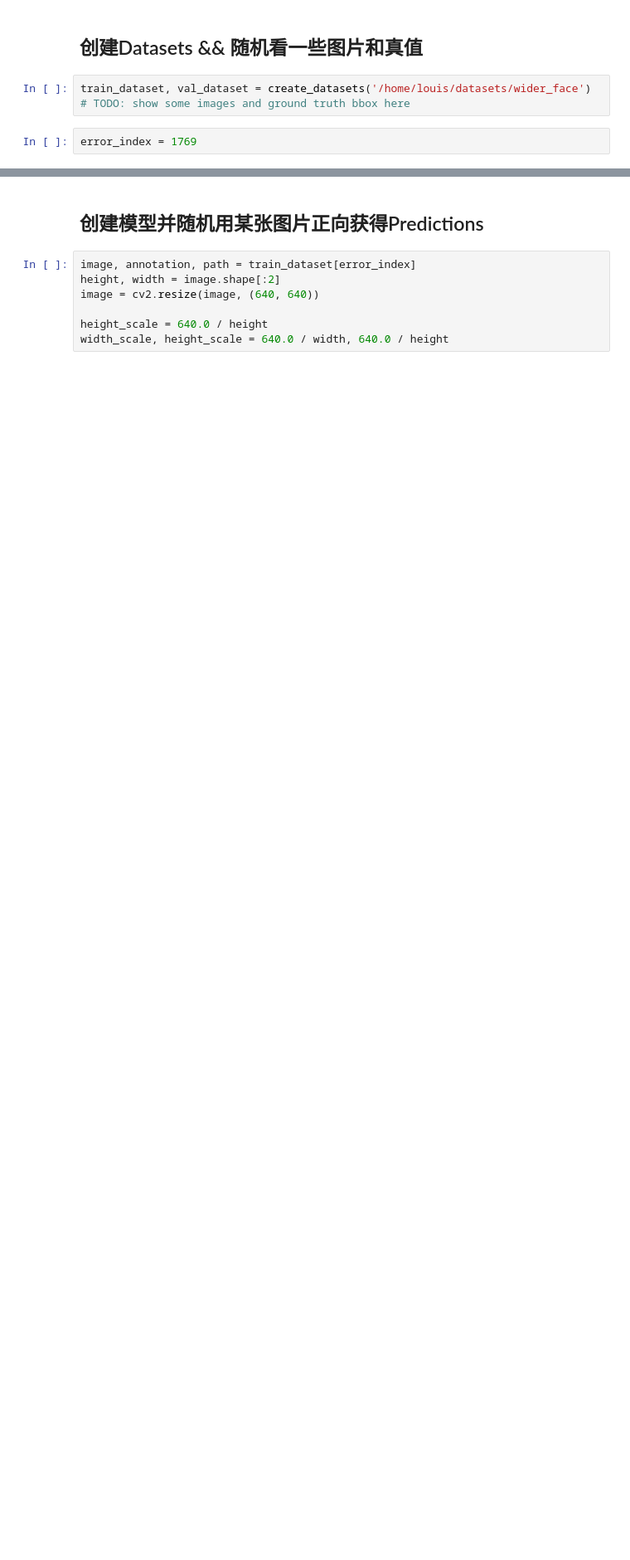
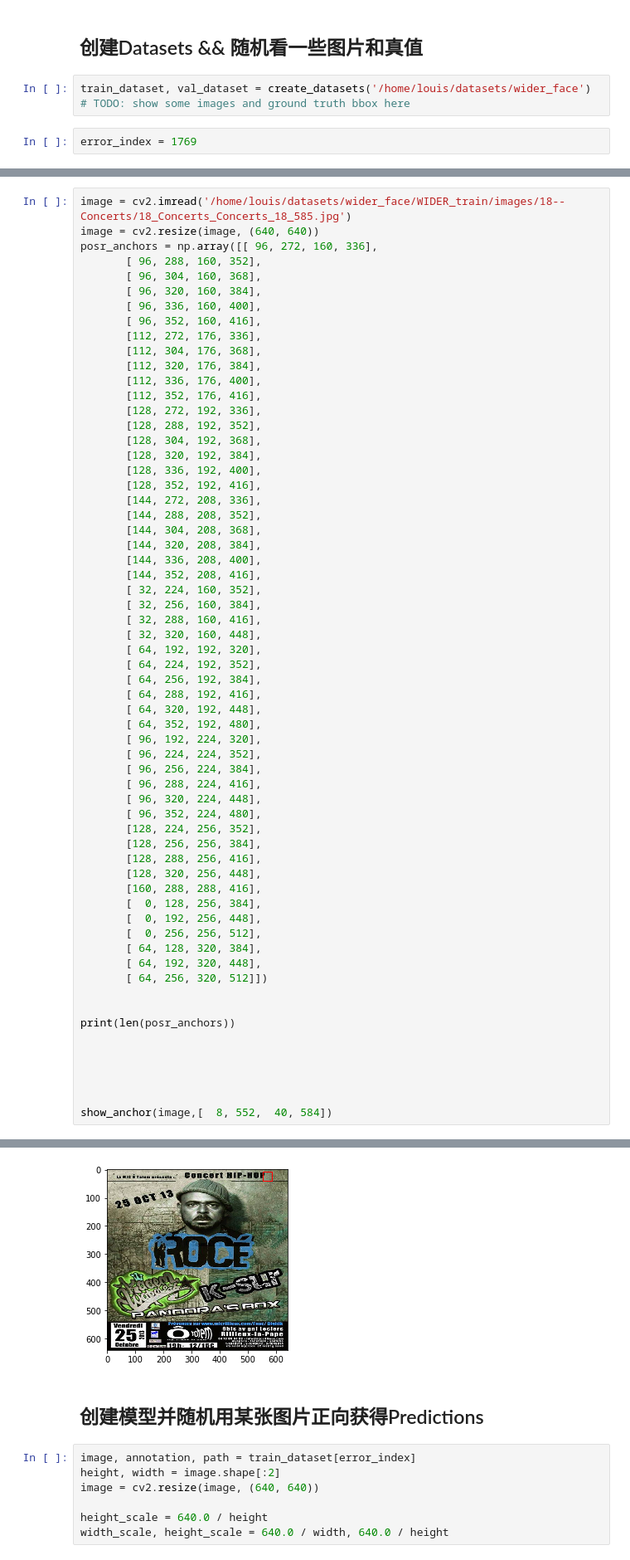
Before and after one commit to louis-she/sfd.pytorch, a Jupyter notebook: demo.ipynb, the cells around one changed output, grey strips where cells are left out. Shown at 83% size. Cells and saved outputs as stored; diff of their text form; blank space fills up the shorter version.

```diff
--- a/demo.ipynb
+++ b/demo.ipynb
@@ -24,0 +38,63 @@ plt.imshow(train_dataset[error_index][0])
+# %%
+image = cv2.imread('/home/louis/datasets/wider_face/WIDER_train/images/18--Concerts/18_Concerts_Concerts_18_585.jpg')
+image = cv2.resize(image, (640, 640))
+posr_anchors = np.array([[ 96, 272, 160, 336],
+       [ 96, 288, 160, 352],
+       [ 96, 304, 160, 368],
+       [ 96, 320, 160, 384],
+       [ 96, 336, 160, 400],
+       [ 96, 352, 160, 416],
+       [112, 272, 176, 336],
+       [112, 304, 176, 368],
+       [112, 320, 176, 384],
+       [112, 336, 176, 400],
+       [112, 352, 176, 416],
+       [128, 272, 192, 336],
+       [128, 288, 192, 352],
+       [128, 304, 192, 368],
+       [128, 320, 192, 384],
+       [128, 336, 192, 400],
+       [128, 352, 192, 416],
+       [144, 272, 208, 336],
+       [144, 288, 208, 352],
+       [144, 304, 208, 368],
+       [144, 320, 208, 384],
+       [144, 336, 208, 400],
+       [144, 352, 208, 416],
+       [ 32, 224, 160, 352],
+       [ 32, 256, 160, 384],
+       [ 32, 288, 160, 416],
+       [ 32, 320, 160, 448],
+       [ 64, 192, 192, 320],
+       [ 64, 224, 192, 352],
+       [ 64, 256, 192, 384],
+       [ 64, 288, 192, 416],
+       [ 64, 320, 192, 448],
+       [ 64, 352, 192, 480],
+       [ 96, 192, 224, 320],
+       [ 96, 224, 224, 352],
+       [ 96, 256, 224, 384],
+       [ 96, 288, 224, 416],
+       [ 96, 320, 224, 448],
+       [ 96, 352, 224, 480],
+       [128, 224, 256, 352],
+       [128, 256, 256, 384],
+       [128, 288, 256, 416],
+       [128, 320, 256, 448],
+       [160, 288, 288, 416],
+       [  0, 128, 256, 384],
+       [  0, 192, 256, 448],
+       [  0, 256, 256, 512],
+       [ 64, 128, 320, 384],
+       [ 64, 192, 320, 448],
+       [ 64, 256, 320, 512]])
+
+
+print(len(posr_anchors))
+
+
+
+
+
+show_anchor(image,[  8, 552,  40, 584])
+# %% [output]
@@ -25,3 +102,4 @@ plt.imshow(train_dataset[error_index][0])
+[figure, added]
 # %% [markdown]
 ## 创建模型并随机用某张图片正向获得Predictions
 # %%
```
Also changed, not shown: parts of 3 cells of this notebook, 3 other files.
